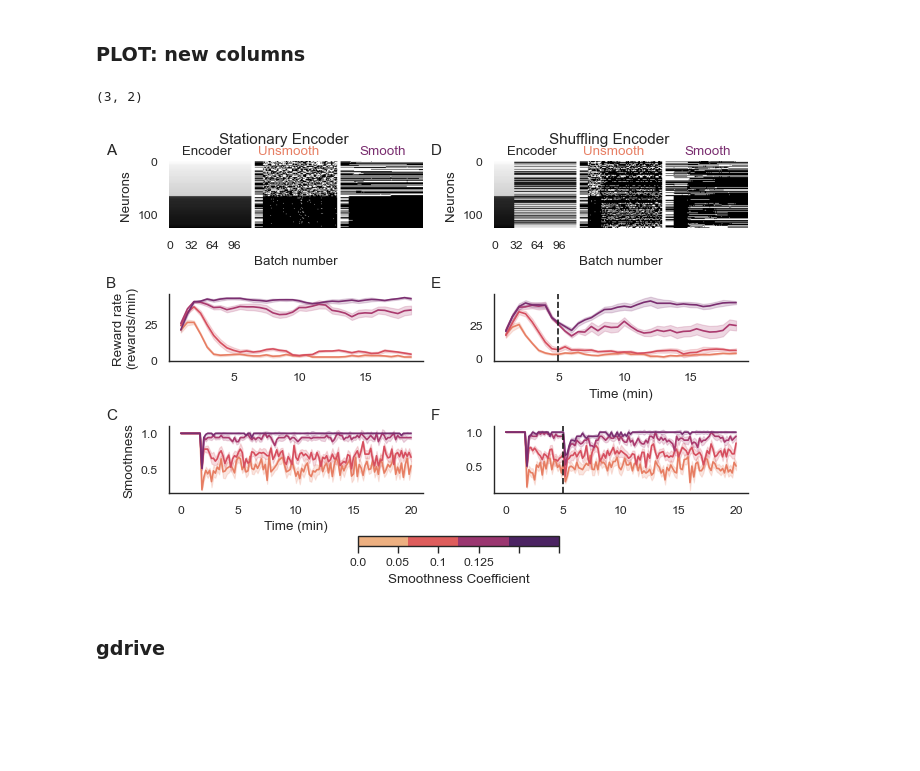
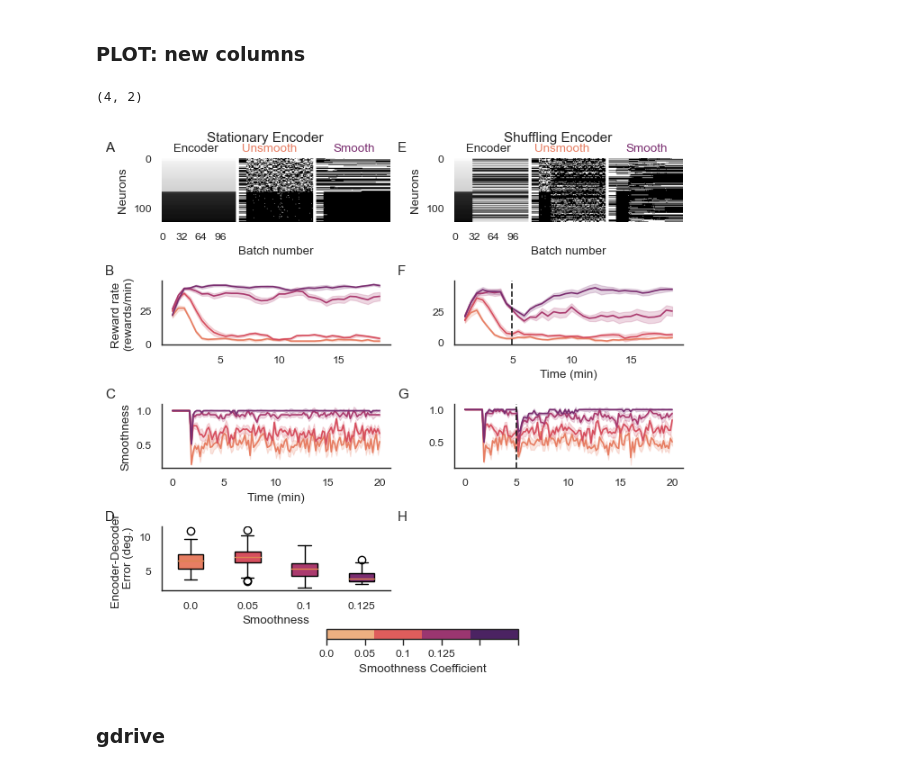
Before and after one commit to sijia66/adaptive_feature_selection, a Jupyter notebook: figure5_convex_algorithm_shuffled_encoder/231019_afs_change_encoder_convex_lasso.ipynb, the cells around one changed output. Cells and saved outputs as stored; diff of their text form; code cells hidden in the pictures; blank space fills up the shorter version.

```diff
--- a/figure5_convex_algorithm_shuffled_encoder/231019_afs_change_encoder_convex_lasso.ipynb
+++ b/figure5_convex_algorithm_shuffled_encoder/231019_afs_change_encoder_convex_lasso.ipynb
@@ -564,0 +577,15 @@ reward_rate_all_75
+# %%
+fig, ax = plt.subplots(1, 1, figsize = (5, 5))
+
+colors = sns.color_palette('flare', n_colors=len(smoothness_array))
+
+
+box = ax.boxplot(active_angles_all[:, skipped:].T,
+                 patch_artist=True)
+
+for patch, color in zip(box['boxes'], colors):
+    patch.set_facecolor(color)
+
+ax.set_xticklabels(smoothness_array)
+ax.set_xlabel('Smoothness')
+ax.set_ylabel('Encoder-Decoder Error')
@@ -688,7 +718,7 @@ Text(0.5, 0, 'Time (min)')
 # %% [markdown]
 ### PLOT: new columns
 # %%
-summary_figure, summary_axes_stationary_left_shuffling_right = subplots_with_labels(3, 2, figsize = (6.5, 4.5),
+summary_figure, summary_axes_stationary_left_shuffling_right = subplots_with_labels(4, 2, figsize = (6.5, 6.0),
                                                     label_directions='col_first')
 
 print(summary_axes_stationary_left_shuffling_right.shape)
@@ -760,6 +790,19 @@ for i, s in enumerate(smoothness_array):
 ax.set_ylabel('Reward rate \n(rewards/min)')
 # turn off x axis labels
 
+# last figure is actually the encoder and decoder error
+
+ax = summary_axes[3,0]
+box = ax.boxplot(active_angles_all[:, skipped:].T,
+                    patch_artist=True)
+
+for patch, color in zip(box['boxes'], colors):
+    patch.set_facecolor(color)
+
+ax.set_ylabel('Encoder-Decoder \n Error (deg.)')
+ax.set_xticklabels(smoothness_array)
+ax.set_xlabel('Smoothness')
+
 
 ###################################################################
 # the second column is the shuffling encoder
@@ -821,64 +864,44 @@ for i, s in enumerate(smoothness_array):
 ax.set_xlabel('Time (min)')
 ax.axvline(x=5, color='k', linestyle='--')
 
+# delete the very last eaxis
+summary_axes_stationary_left_shuffling_right[3,1].axis('off')
+
 # add a colorbar below the figure
 norm = plt.Normalize(smoothnesss_array_parameter_scan.min(),
                      smoothnesss_array_parameter_scan.max())
 sm = plt.cm.ScalarMappable(cmap="flare", norm=norm)
+
 
 
 # remove the top and right spines for all axes
 for ax in summary_axes_stationary_left_shuffling_right.flatten():
     # for the first and 4th ax, also remove the left spine and the bottom spine
     if ax == summary_axes_stationary_left_shuffling_right[0,0] or ax == summary_axes_stationary_left_shuffling_right[0,1]:
         ax.spines['left'].set_visible(False)
         ax.spines['bottom'].set_visible(False)
     ax.spines['top'].set_visible(False)
     ax.spines['right'].set_visible(False)
 
 # create a discrete colormap
 num_colors = len(smoothnesss_array_parameter_scan)
 cmap = plt.cm.get_cmap('flare', num_colors)
 cmap_discrete = plt.cm.colors.ListedColormap(cmap(np.arange(num_colors)))
 
 # build the color wheel
 norm = plt.Normalize(smoothnesss_array_parameter_scan.min(), smoothnesss_array_parameter_scan.max())
 sm = plt.cm.ScalarMappable(cmap=cmap_discrete, norm=norm)
 
 # create the colorbar
-cbar = summary_figure.colorbar(sm, ax=summary_axes_stationary_left_shuffling_right[2],
+cbar = summary_figure.colorbar(sm, ax=summary_axes_stationary_left_shuffling_right[3],
                                orientation='horizontal', location="bottom")
 cbar.set_label('Smoothness Coefficient')
 
 # Set the colorbar ticks to smoothness_color_scan
 cbar.set_ticklabels(smoothnesss_array_parameter_scan)
-
-# remove the top and right spines for all axes
-for ax in summary_axes_stationary_left_shuffling_right.flatten():
-    # for the first and 4th ax, also remove the left spine and the bottom spine
-    if ax == summary_axes_stationary_left_shuffling_right[0,0] or ax == summary_axes_stationary_left_shuffling_right[0,1]:
-        ax.spines['left'].set_visible(False)
-        ax.spines['bottom'].set_visible(False)
-    ax.spines['top'].set_visible(False)
-    ax.spines['right'].set_visible(False)
-
-
-# remove the top and right spines for all  axes
-for ax in summary_axes_stationary_left_shuffling_right.flatten():
-
-    # for the first and 4th ax, also remove the left spine, and the bottom spine
-    if ax == summary_axes_stationary_left_shuffling_right[0,0] or ax == summary_axes_stationary_left_shuffling_right[0,1]:
-        ax.spines['left'].set_visible(False)
-        ax.spines['bottom'].set_visible(False)
-
-    ax.spines['top'].set_visible(False)
-    ax.spines['right'].set_visible(False)
-
-
-# summary_figure.tight_layout()
 # %% [output]
-(3, 2)
+(4, 2)
-[figure, old version]
+[figure, new version]
 # %%
 # save the plotting data
 plotting_data = dict()
```
Also changed, not shown: parts of 5 cells of this notebook, 3 other files.
